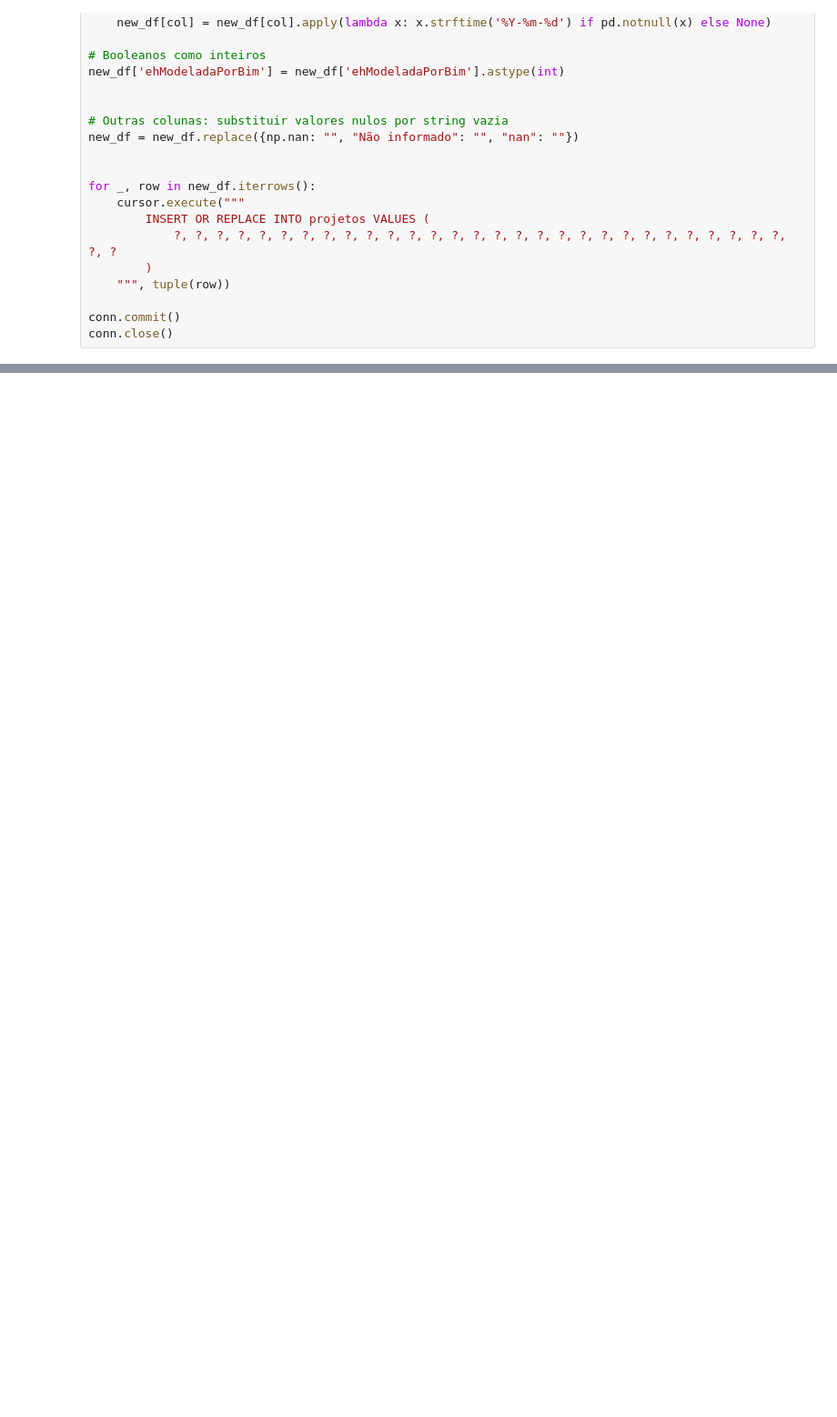
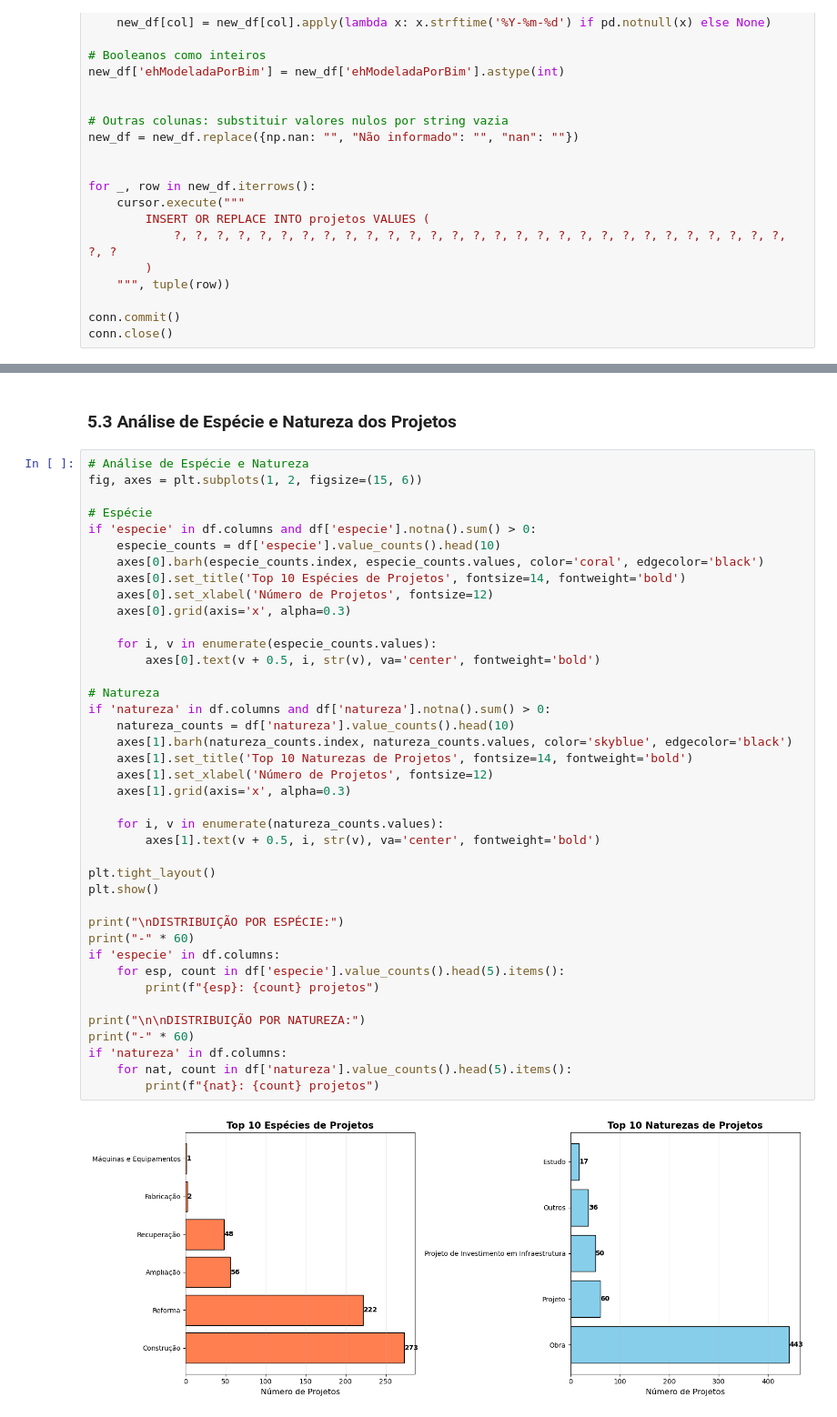
Before and after one commit to lcsgborges/obrasgov-df-data-extraction, a Jupyter notebook: main.ipynb, the cells around one changed output, grey strips where cells are left out. Shown at 91% size. Cells and saved outputs as stored; diff of their text form; blank space fills up the shorter version.

```diff
--- a/main.ipynb
+++ b/main.ipynb
@@ -520,0 +860,44 @@ conn.close()
+# %% [markdown]
+### 5.3 Análise de Espécie e Natureza dos Projetos
+# %%
+# Análise de Espécie e Natureza
+fig, axes = plt.subplots(1, 2, figsize=(15, 6))
+
+# Espécie
+if 'especie' in df.columns and df['especie'].notna().sum() > 0:
+    especie_counts = df['especie'].value_counts().head(10)
+    axes[0].barh(especie_counts.index, especie_counts.values, color='coral', edgecolor='black')
+    axes[0].set_title('Top 10 Espécies de Projetos', fontsize=14, fontweight='bold')
+    axes[0].set_xlabel('Número de Projetos', fontsize=12)
+    axes[0].grid(axis='x', alpha=0.3)
+
+    for i, v in enumerate(especie_counts.values):
+        axes[0].text(v + 0.5, i, str(v), va='center', fontweight='bold')
+
+# Natureza
+if 'natureza' in df.columns and df['natureza'].notna().sum() > 0:
+    natureza_counts = df['natureza'].value_counts().head(10)
+    axes[1].barh(natureza_counts.index, natureza_counts.values, color='skyblue', edgecolor='black')
+    axes[1].set_title('Top 10 Naturezas de Projetos', fontsize=14, fontweight='bold')
+    axes[1].set_xlabel('Número de Projetos', fontsize=12)
+    axes[1].grid(axis='x', alpha=0.3)
+
+    for i, v in enumerate(natureza_counts.values):
+        axes[1].text(v + 0.5, i, str(v), va='center', fontweight='bold')
+
+plt.tight_layout()
+plt.show()
+
+print("\nDISTRIBUIÇÃO POR ESPÉCIE:")
+print("-" * 60)
+if 'especie' in df.columns:
+    for esp, count in df['especie'].value_counts().head(5).items():
+        print(f"{esp}: {count} projetos")
+
+print("\n\nDISTRIBUIÇÃO POR NATUREZA:")
+print("-" * 60)
+if 'natureza' in df.columns:
+    for nat, count in df['natureza'].value_counts().head(5).items():
+        print(f"{nat}: {count} projetos")
+# %% [output]
+[figure, added]
```
Also changed, not shown: parts of 25 cells of this notebook, 1 other file.
